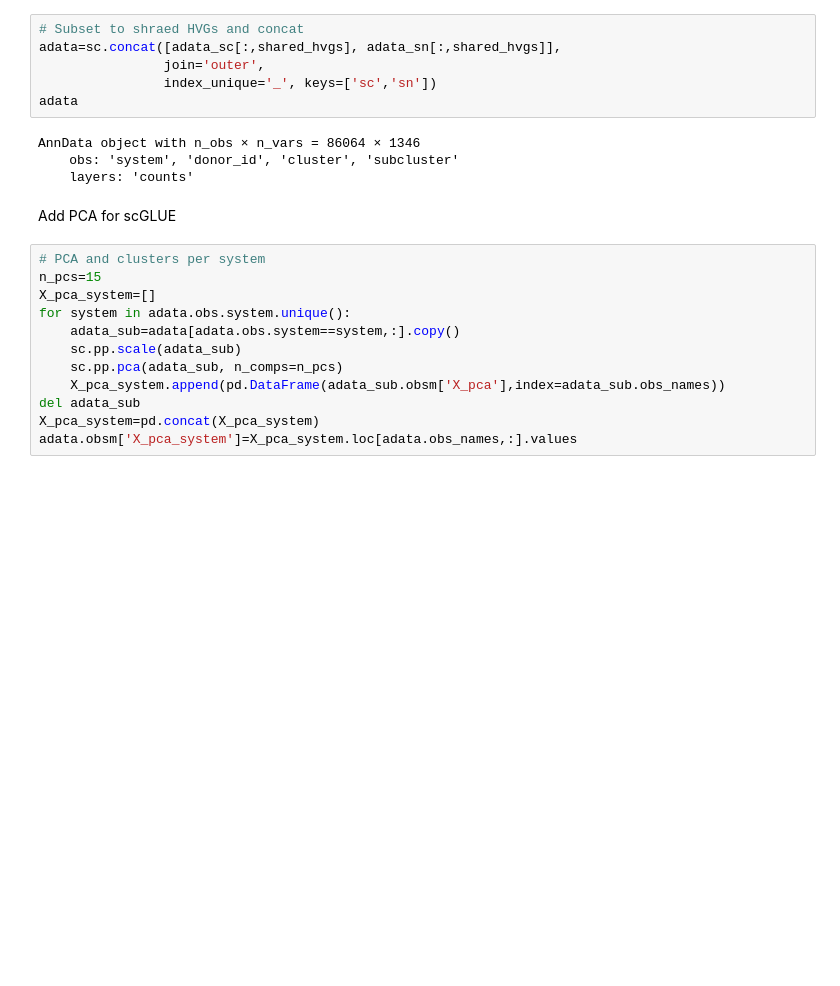
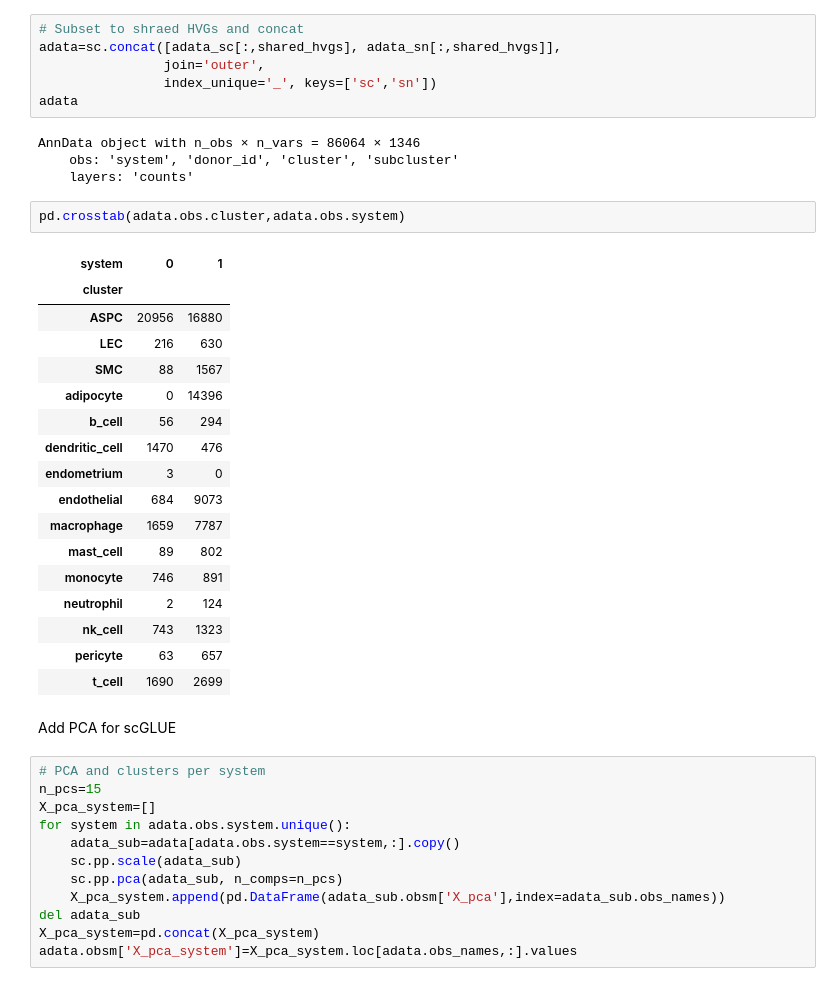
Before and after one commit to theislab/cross_system_integration, a Jupyter notebook: notebooks/data/adipose_sc_sn_updated.ipynb, the cells around one changed output. Cells and saved outputs as stored; diff of their text form; blank space fills up the shorter version.

```diff
--- a/notebooks/data/adipose_sc_sn_updated.ipynb
+++ b/notebooks/data/adipose_sc_sn_updated.ipynb
@@ -211,6 +211,26 @@ adata
 AnnData object with n_obs × n_vars = 86064 × 1346
     obs: 'system', 'donor_id', 'cluster', 'subcluster'
     layers: 'counts'
+# %%
+pd.crosstab(adata.obs.cluster,adata.obs.system)
+# %% [output]
+| system | 0 | 1 |
+| cluster |  |  |
+| ASPC | 20956 | 16880 |
+| LEC | 216 | 630 |
+| SMC | 88 | 1567 |
+| adipocyte | 0 | 14396 |
+| b_cell | 56 | 294 |
+| dendritic_cell | 1470 | 476 |
+| endometrium | 3 | 0 |
+| endothelial | 684 | 9073 |
+| macrophage | 1659 | 7787 |
+| mast_cell | 89 | 802 |
+| monocyte | 746 | 891 |
+| neutrophil | 2 | 124 |
+| nk_cell | 743 | 1323 |
+| pericyte | 63 | 657 |
+| t_cell | 1690 | 2699 |
 # %% [markdown]
 Add PCA for scGLUE
 # %%
```
Also changed, not shown: 5 other files.
